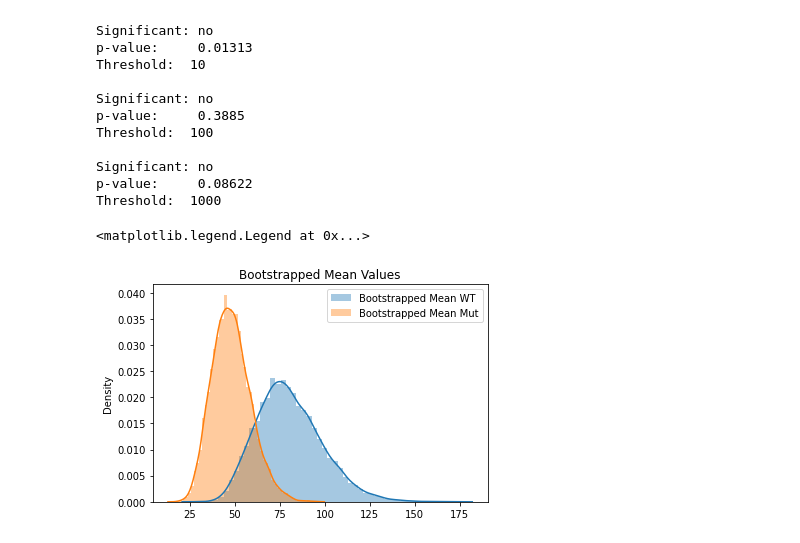
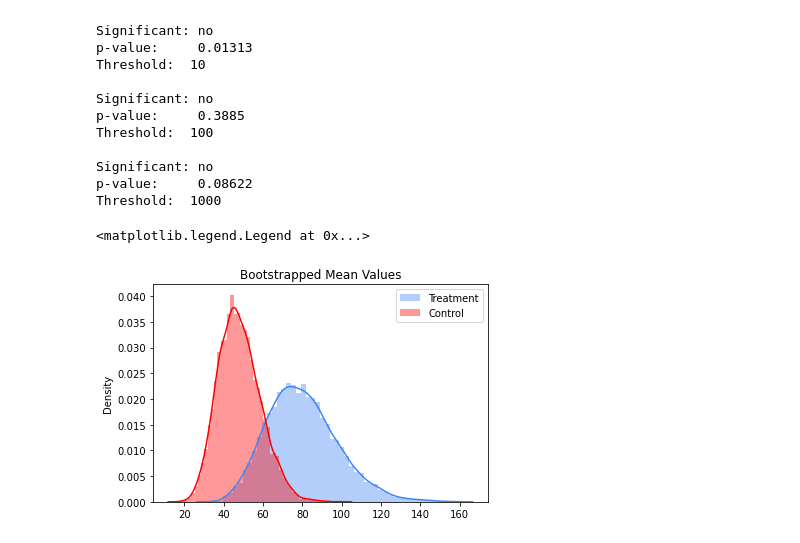
Before and after one commit to syrkis/reddedit, a Jupyter notebook: analysis.ipynb, the cells around one changed output. Cells and saved outputs as stored; diff of their text form; code cells hidden in the pictures.

```diff
--- a/analysis.ipynb
+++ b/analysis.ipynb
@@ -77,17 +95,17 @@ def non_parametric_bootstrap(x, f, nsim=10000, **kwargs):
 meanT = non_parametric_bootstrap(T[:,-1], np.mean)
 meanC = non_parametric_bootstrap(C[:,-1], np.mean)
 # %%
-sns.distplot(meanT, label='Bootstrapped Mean WT')
-sns.distplot(meanC, label='Bootstrapped Mean Mut')
+sns.distplot(meanT, label='Treatment', color="#4285f4")
+sns.distplot(meanC, label='Control', color="#ff0000")
 # plt.gca().axvline(logp.mean(), ls='--', color='k', label='mean pval')
 # plt.gca().axvline(-np.log(0.05)/np.log(10), ls='--', color='r', label='statistical significance')
 # plt.xlabel('$-\log_{10}{p}$')
 #p#lt.ylabel('Probability Density')
 plt.title('Bootstrapped Mean Values')
 plt.legend()
 # %% [output]
 <matplotlib.legend.Legend at 0x...>
-[figure, old version]
+[figure, new version]
 # %%
 pvalue = mannwhitneyu(T[:,-1], C[:,-1])[1]
 print(pvalue)
```
Also changed, not shown: parts of 5 cells of this notebook.
